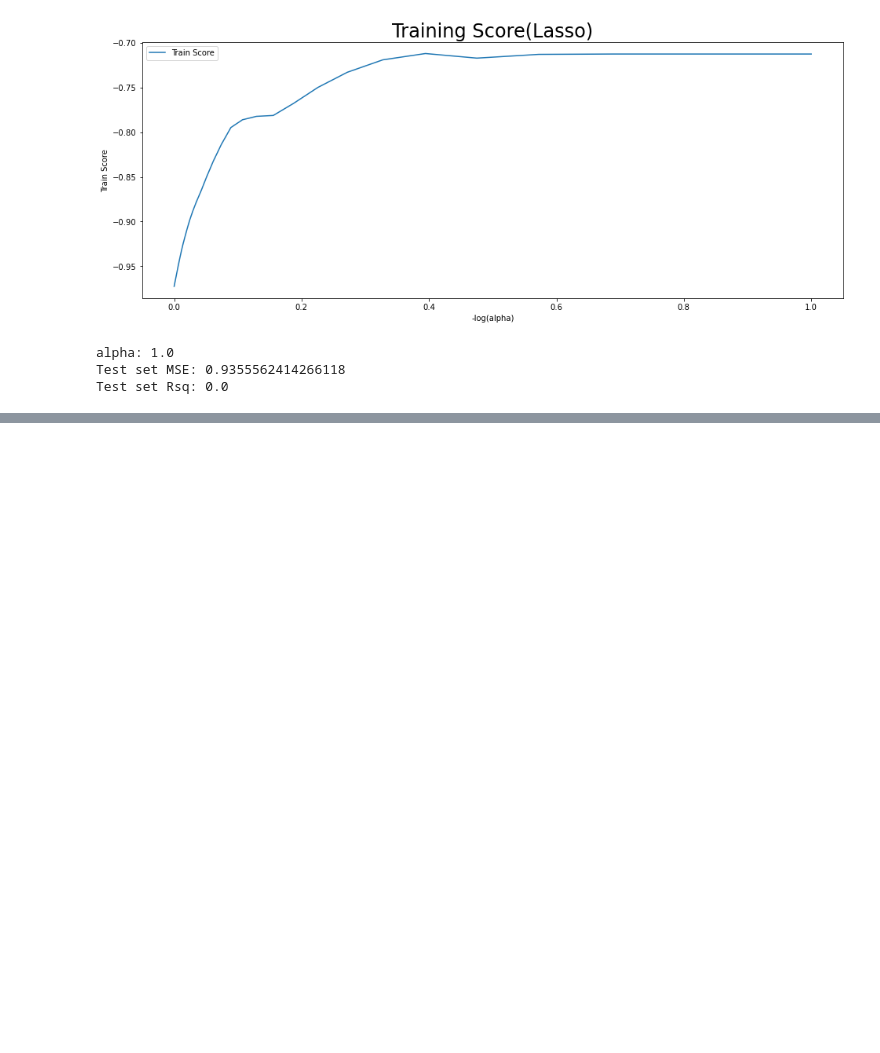
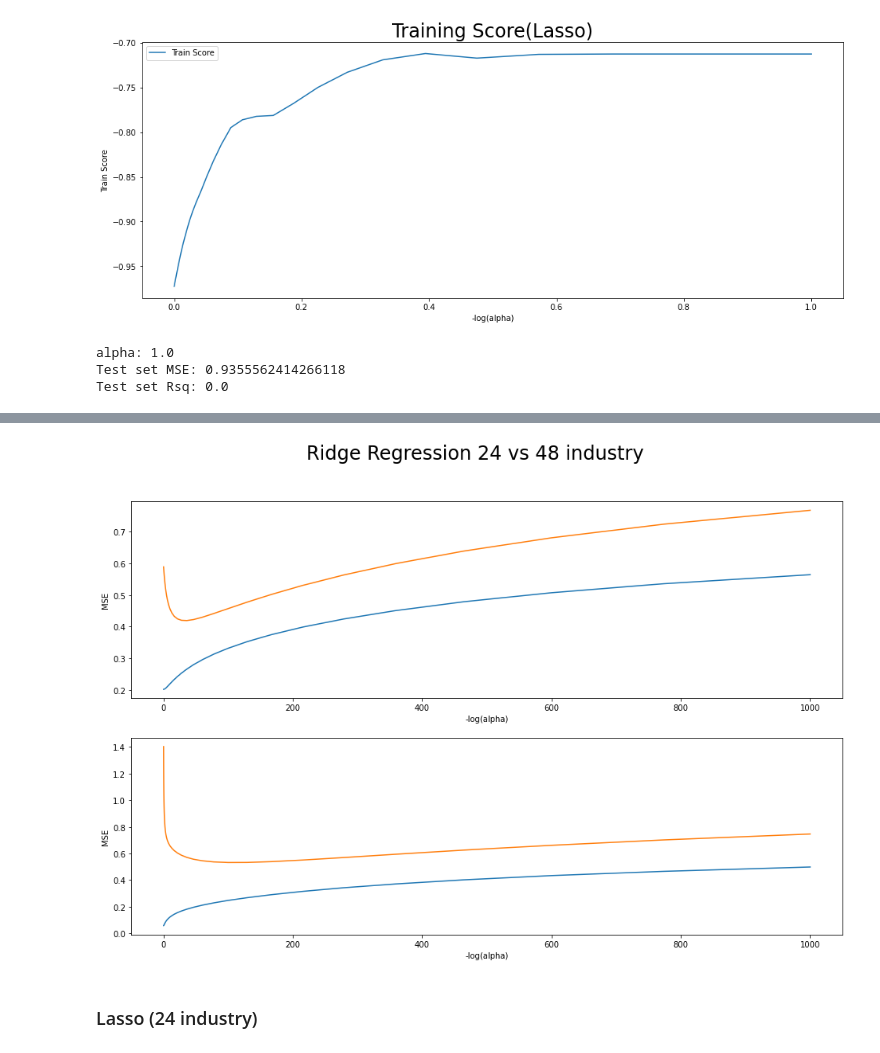
Before and after one commit to Sean-Chaos/DBA-3803-Project, a Jupyter notebook: DBA 3803 Group Project (Working copy).ipynb, the cells around one changed output, grey strips where cells are left out. Cells and saved outputs as stored; diff of their text form; code cells hidden in the pictures; blank space fills up the shorter version.

```diff
--- a/DBA 3803 Group Project (Working copy).ipynb
+++ b/DBA 3803 Group Project (Working copy).ipynb
@@ -433,0 +624,20 @@ Test set Rsq: 0.0
+# %%
+fig, axs = plt.subplots(nrows=2, figsize=(16,10))
+sns.lineplot(x=alpha_vec, y=np.array(train_mse_24), ax=axs[0])
+sns.lineplot(x=alpha_vec, y=np.array(test_mse_24), ax=axs[0])
+axs[0].set(xlabel='-log(alpha)', ylabel='MSE')
+
+
+sns.lineplot(x=alpha_vec, y=np.array(train_mse_48), ax=axs[1])
+sns.lineplot(x=alpha_vec, y=np.array(test_mse_48), ax=axs[1])
+axs[1].set(xlabel='-log(alpha)', ylabel='MSE')
+
+
+fig.suptitle('Ridge Regression 24 vs 48 industry', fontsize = 24)
+
+
+plt.show()
+# %% [output]
+[figure, added]
+# %% [markdown]
+### Lasso (24 industry)
```
Also changed, not shown: parts of 10 cells of this notebook.
